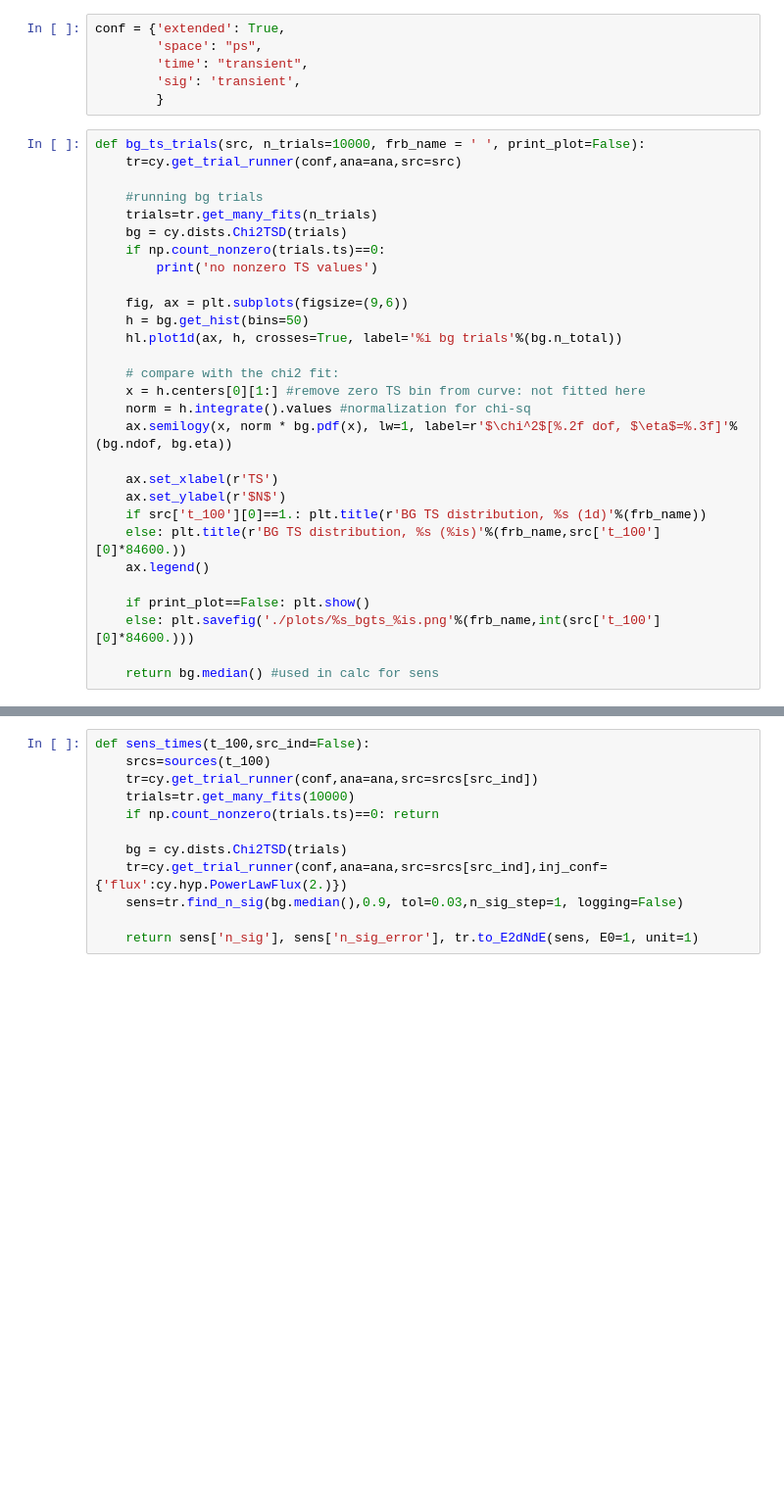
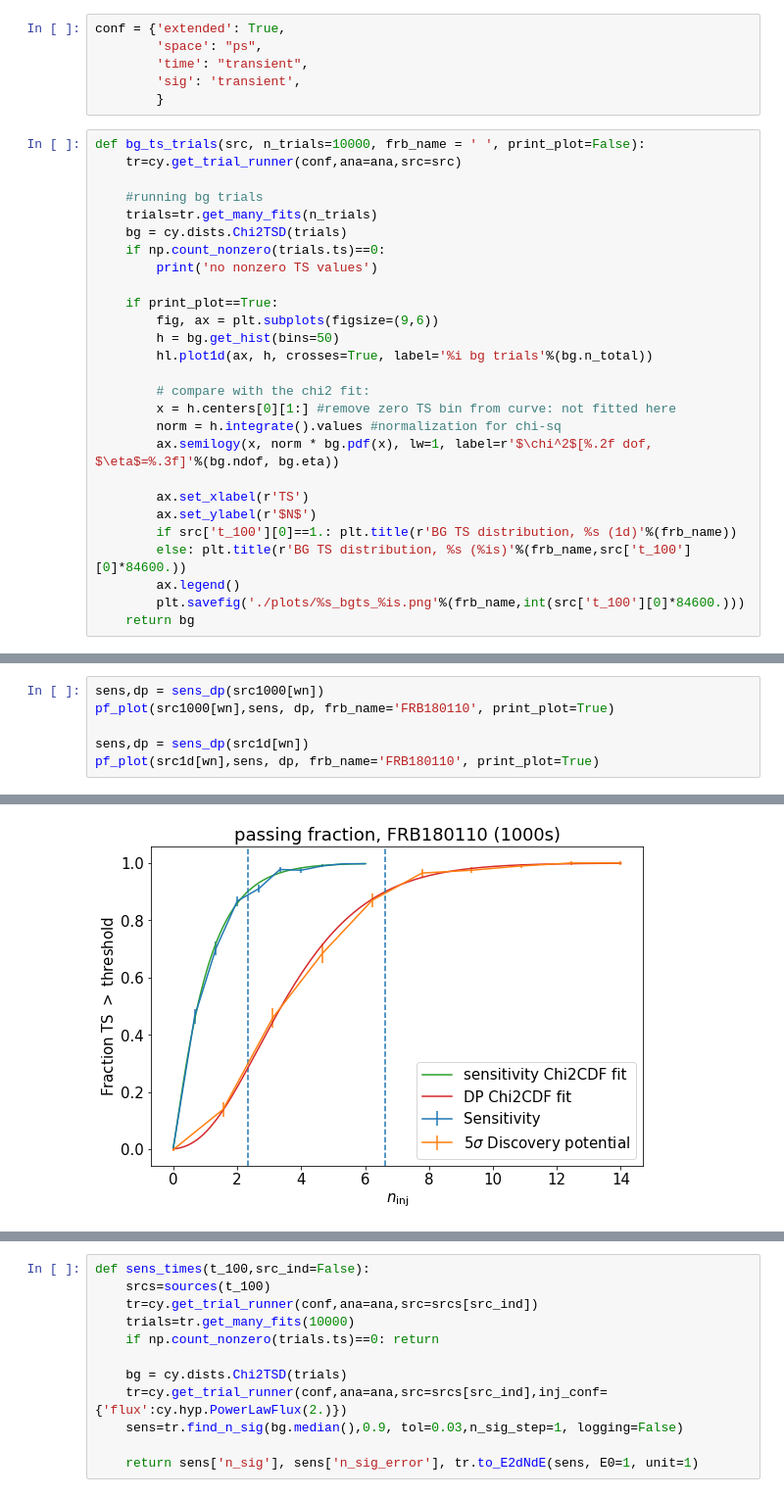
Before and after one commit to jessiethw/FRB, a Jupyter notebook: csky_bg_pfrc.ipynb, the cells around one changed output, grey strips where cells are left out. Shown at 98% size. Saved outputs shown, nothing was run; the diff lists cells and outputs as text; blank space fills up the shorter version.

```diff
--- a/csky_bg_pfrc.ipynb
+++ b/csky_bg_pfrc.ipynb
@@ -151,22 +151,20 @@ def bg_ts_trials(src, n_trials=10000, frb_name = ' ', print_plot=False):
     if np.count_nonzero(trials.ts)==0:
         print('no nonzero TS values')
 
-    fig, ax = plt.subplots(figsize=(9,6))
-    h = bg.get_hist(bins=50)
-    hl.plot1d(ax, h, crosses=True, label='%i bg trials'%(bg.n_total))
+    if print_plot==True:
+        fig, ax = plt.subplots(figsize=(9,6))
+        h = bg.get_hist(bins=50)
+        hl.plot1d(ax, h, crosses=True, label='%i bg trials'%(bg.n_total))
 
-    # compare with the chi2 fit:
-    x = h.centers[0][1:] #remove zero TS bin from curve: not fitted here
-    norm = h.integrate().values #normalization for chi-sq
-    ax.semilogy(x, norm * bg.pdf(x), lw=1, label=r'$\chi^2$[%.2f dof, $\eta$=%.3f]'%(bg.ndof, bg.eta))
+        # compare with the chi2 fit:
+        x = h.centers[0][1:] #remove zero TS bin from curve: not fitted here
+        norm = h.integrate().values #normalization for chi-sq
+        ax.semilogy(x, norm * bg.pdf(x), lw=1, label=r'$\chi^2$[%.2f dof, $\eta$=%.3f]'%(bg.ndof, bg.eta))
 
-    ax.set_xlabel(r'TS')
-    ax.set_ylabel(r'$N$')
-    if src['t_100'][0]==1.: plt.title(r'BG TS distribution, %s (1d)'%(frb_name))
-    else: plt.title(r'BG TS distribution, %s (%is)'%(frb_name,src['t_100'][0]*84600.))
-    ax.legend()
-
-    if print_plot==False: plt.show()
-    else: plt.savefig('./plots/%s_bgts_%is.png'%(frb_name,int(src['t_100'][0]*84600.)))
-
-    return bg.median() #used in calc for sens
+        ax.set_xlabel(r'TS')
+        ax.set_ylabel(r'$N$')
+        if src['t_100'][0]==1.: plt.title(r'BG TS distribution, %s (1d)'%(frb_name))
+        else: plt.title(r'BG TS distribution, %s (%is)'%(frb_name,src['t_100'][0]*84600.))
+        ax.legend()
+        plt.savefig('./plots/%s_bgts_%is.png'%(frb_name,int(src['t_100'][0]*84600.)))
+    return bg
@@ -172,0 +241,7 @@ def bg_ts_trials(src, n_trials=10000, frb_name = ' ', print_plot=False):
+# %%
+sens,dp = sens_dp(src1000[wn])
+pf_plot(src1000[wn],sens, dp, frb_name='FRB180110', print_plot=True)
+
+sens,dp = sens_dp(src1d[wn])
+pf_plot(src1d[wn],sens, dp, frb_name='FRB180110', print_plot=True)
+# %% [output]
@@ -172,0 +256 @@ def bg_ts_trials(src, n_trials=10000, frb_name = ' ', print_plot=False):
+[figure, added]
```
Also changed, not shown: parts of 19 cells of this notebook.
